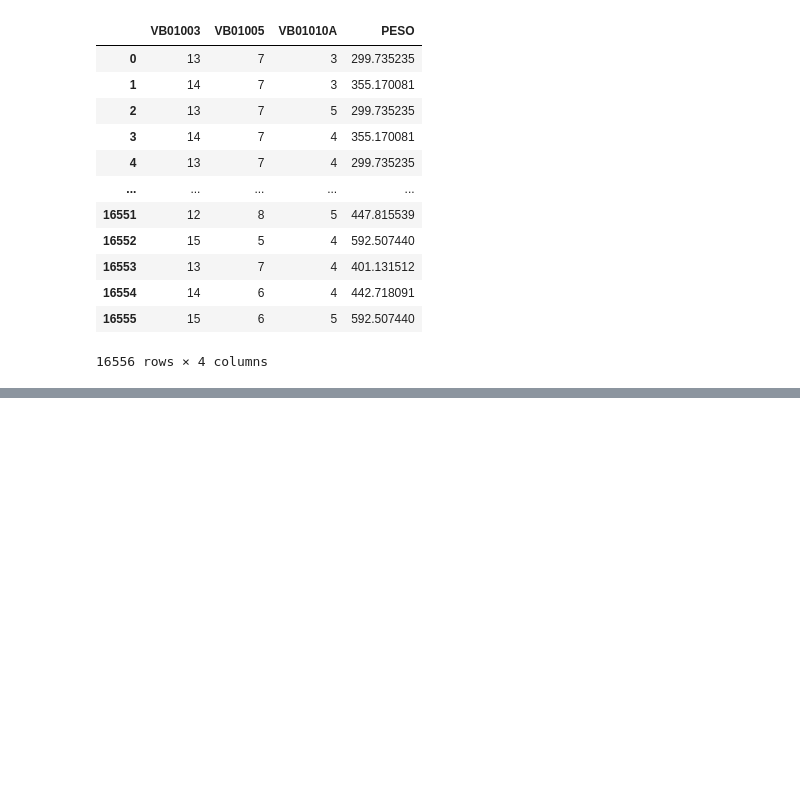
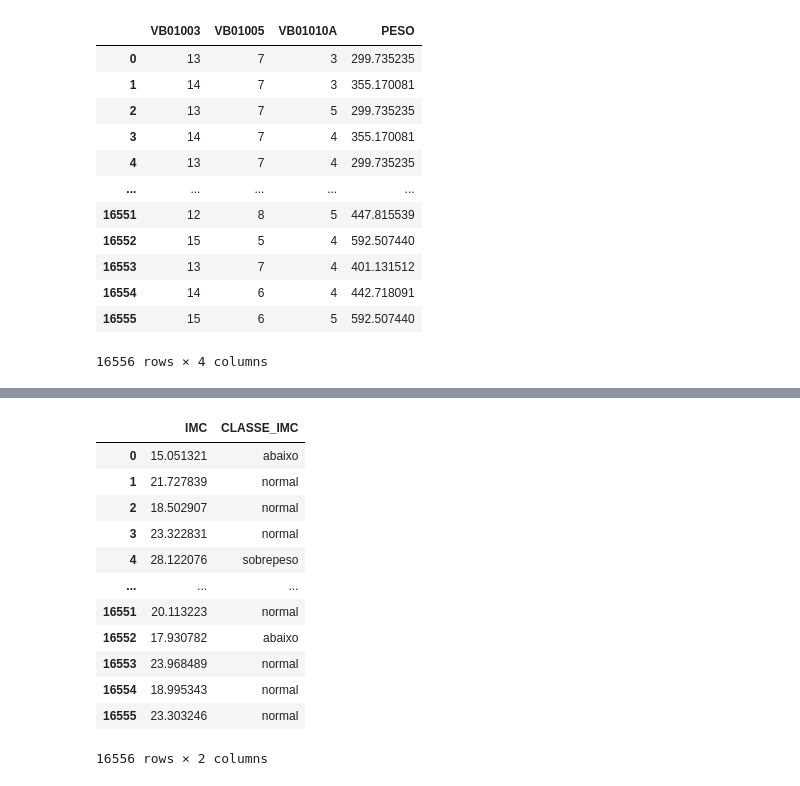
Before and after one commit to MatheusOrange211/Bootcamp-Alura, a Jupyter notebook: Bootcamp_Alura_Data_Science_IBGE.ipynb, the cells around one changed output, grey strips where cells are left out. Saved outputs shown, nothing was run; the diff lists cells and outputs as text; code cells hidden in the pictures; blank space fills up the shorter version.

```diff
--- a/Bootcamp_Alura_Data_Science_IBGE.ipynb
+++ b/Bootcamp_Alura_Data_Science_IBGE.ipynb
@@ -224,0 +426,16 @@ dados[['VB01003','VB01005','VB01010A','PESO']]
+# %%
+dados[['IMC','CLASSE_IMC']]
+# %% [output]
+|  | IMC | CLASSE_IMC |
+| 0 | 15.051321 | abaixo |
+| 1 | 21.727839 | normal |
+| 2 | 18.502907 | normal |
+| 3 | 23.322831 | normal |
+| 4 | 28.122076 | sobrepeso |
+| ... | ... | ... |
+| 16551 | 20.113223 | normal |
+| 16552 | 17.930782 | abaixo |
+| 16553 | 23.968489 | normal |
+| 16554 | 18.995343 | normal |
+| 16555 | 23.303246 | normal |
+16556 rows × 2 columns
```
Also changed, not shown: parts of 42 cells of this notebook.
